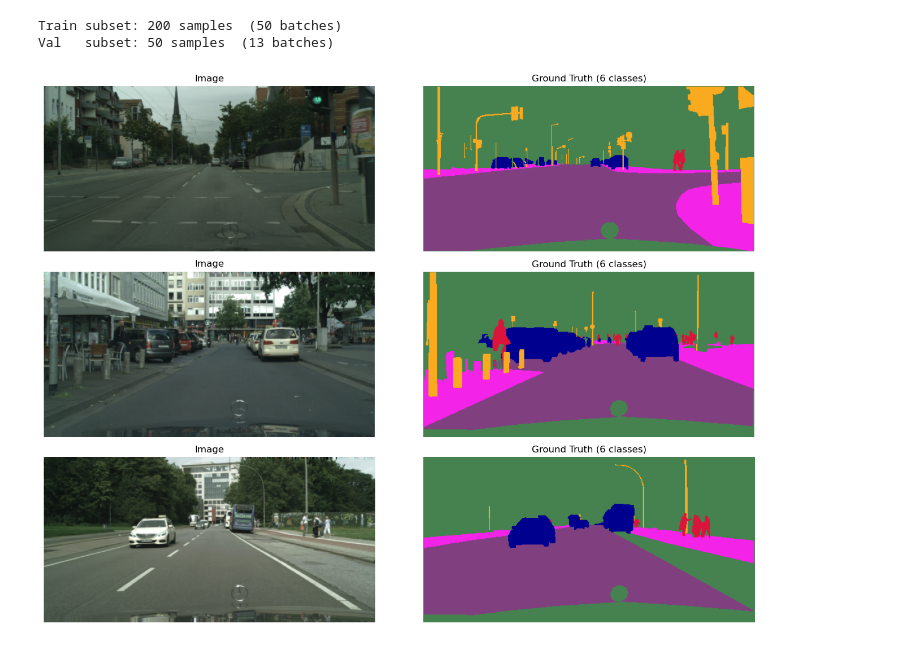
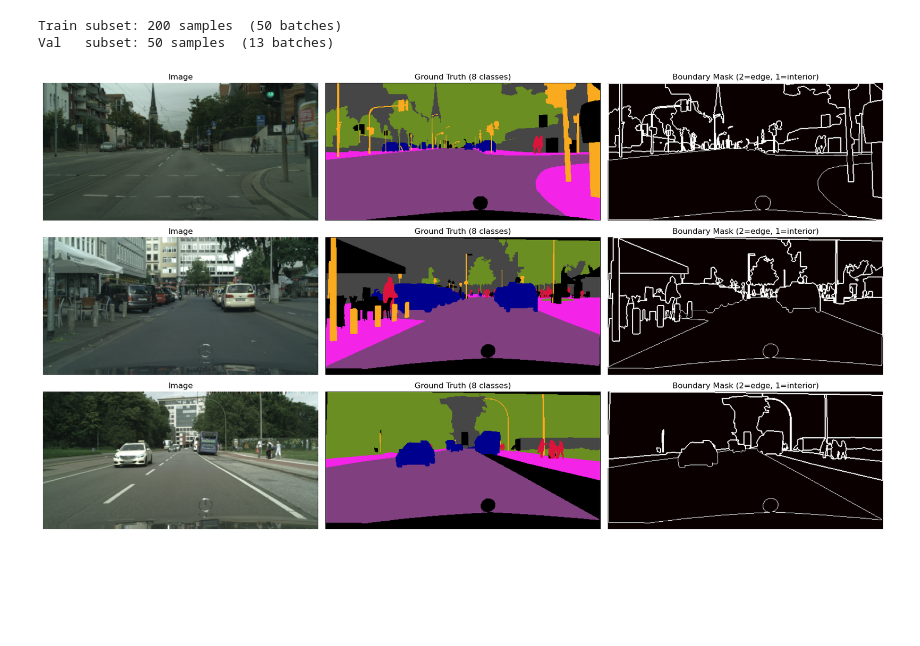
Before and after one commit to rxthlessbeats/Cityscapes-Image-Segmentation, a Jupyter notebook: base.ipynb, the cells around one changed output. Saved outputs shown, nothing was run; the diff lists cells and outputs as text; code cells hidden in the pictures; blank space fills up the shorter version.

Commit message:
data exploration

```diff
--- a/base.ipynb
+++ b/base.ipynb
@@ -124,7 +135,7 @@ class CityscapesSegDataset(Dataset):
             std=[0.229, 0.224, 0.225],
         )
 
-        img_list, lbl_list = [], []
+        img_list, lbl_list, mask_list = [], [], []
         for i, (ip, lp) in enumerate(zip(image_paths, label_paths)):
             img = Image.open(ip).convert("RGB")
             lbl = Image.open(lp)
@@ -133,31 +144,40 @@ class CityscapesSegDataset(Dataset):
             lbl = TF.resize(lbl, img_size, interpolation=TF.InterpolationMode.NEAREST)
 
             img = normalize(TF.to_tensor(img))              # [3, H, W] float32
-            lbl = torch.from_numpy(LABEL_REMAP[np.array(lbl, dtype=np.uint8)]).long()  # [H, W]
+            lbl_np = LABEL_REMAP[np.array(lbl, dtype=np.uint8)]
+            lbl = torch.from_numpy(lbl_np).long()           # [H, W]
+
+            boundary = find_boundaries(lbl_np, mode='outer').astype(np.uint8)
+            boundary += 1  # 1 = interior, 2 = boundary
+            mask = torch.from_numpy(boundary).float()       # [H, W]
 
             img_list.append(img)
             lbl_list.append(lbl)
+            mask_list.append(mask)
 
             if (i + 1) % 500 == 0 or (i + 1) == n:
                 print(f"  {i + 1}/{n}")
 
         self.all_images = torch.stack(img_list)   # [N, 3, H, W]
         self.all_labels = torch.stack(lbl_list)   # [N, H, W]
+        self.all_masks  = torch.stack(mask_list)  # [N, H, W]
 
         img_mb = self.all_images.nbytes / 1024**2
         lbl_mb = self.all_labels.nbytes / 1024**2
+        msk_mb = self.all_masks.nbytes / 1024**2
         print(f"[{split}] Done — images {self.all_images.shape} ({img_mb:.0f} MB) "
-              f"+ labels {self.all_labels.shape} ({lbl_mb:.0f} MB)")
+              f"+ labels {self.all_labels.shape} ({lbl_mb:.0f} MB) "
+              f"+ masks {self.all_masks.shape} ({msk_mb:.0f} MB)")
 
     def __len__(self):
         return len(self.all_images)
 
     def __getitem__(self, idx):
-        return self.all_images[idx], self.all_labels[idx]
+        return self.all_images[idx], self.all_labels[idx], self.all_masks[idx]
 
 # Quick sanity check
-_ds = CityscapesSegDataset(DATA_ROOT, "train")
-_img, _lbl = _ds[0]
-print(f"Image shape: {_img.shape}, Label shape: {_lbl.shape}")
-print(f"Label classes present: {torch.unique(_lbl).tolist()}")
-del _ds
+# _ds = CityscapesSegDataset(DATA_ROOT, "train")
+# _img, _lbl = _ds[0]
+# print(f"Image shape: {_img.shape}, Label shape: {_lbl.shape}")
+# print(f"Label classes present: {torch.unique(_lbl).tolist()}")
+# del _ds
@@ -207,36 +216,41 @@ Val   subset: 50 samples  (13 batches)
 # %%
 # ── Visualize a few training samples ──
 def label_to_color(lbl_np):
     """Convert a HxW label map to an HxWx3 RGB image."""
     h, w = lbl_np.shape
     rgb = np.zeros((h, w, 3), dtype=np.uint8)
     for cls_id, color in enumerate(CLASS_COLORS):
         rgb[lbl_np == cls_id] = color
     return rgb
 
 inv_normalize = T.Normalize(
     mean=[-0.485/0.229, -0.456/0.224, -0.406/0.225],
     std=[1/0.229, 1/0.224, 1/0.225],
 )
 
-fig, axes = plt.subplots(3, 2, figsize=(14, 10))
+fig, axes = plt.subplots(3, 3, figsize=(18, 10))
 for i in range(3):
-    img, lbl = train_ds[i]
+    img, lbl, mask = train_ds[i]
     img_vis = inv_normalize(img).permute(1, 2, 0).clamp(0, 1).numpy()
     lbl_vis = label_to_color(lbl.numpy())
+    mask_vis = mask.numpy()
 
     axes[i, 0].imshow(img_vis)
     axes[i, 0].set_title("Image")
     axes[i, 0].axis("off")
 
     axes[i, 1].imshow(lbl_vis)
-    axes[i, 1].set_title("Ground Truth (6 classes)")
+    axes[i, 1].set_title(f"Ground Truth ({NUM_CLASSES} classes)")
     axes[i, 1].axis("off")
+
+    axes[i, 2].imshow(mask_vis, cmap="hot", vmin=1, vmax=2)
+    axes[i, 2].set_title("Boundary Mask (2=edge, 1=interior)")
+    axes[i, 2].axis("off")
 
 plt.tight_layout()
 plt.show()
 # %% [output]
-[figure, old version]
+[figure, new version]
 # %%
 # ── Class weights + Focal Loss ──
 
```
Also changed, not shown: parts of 11 cells of this notebook.
